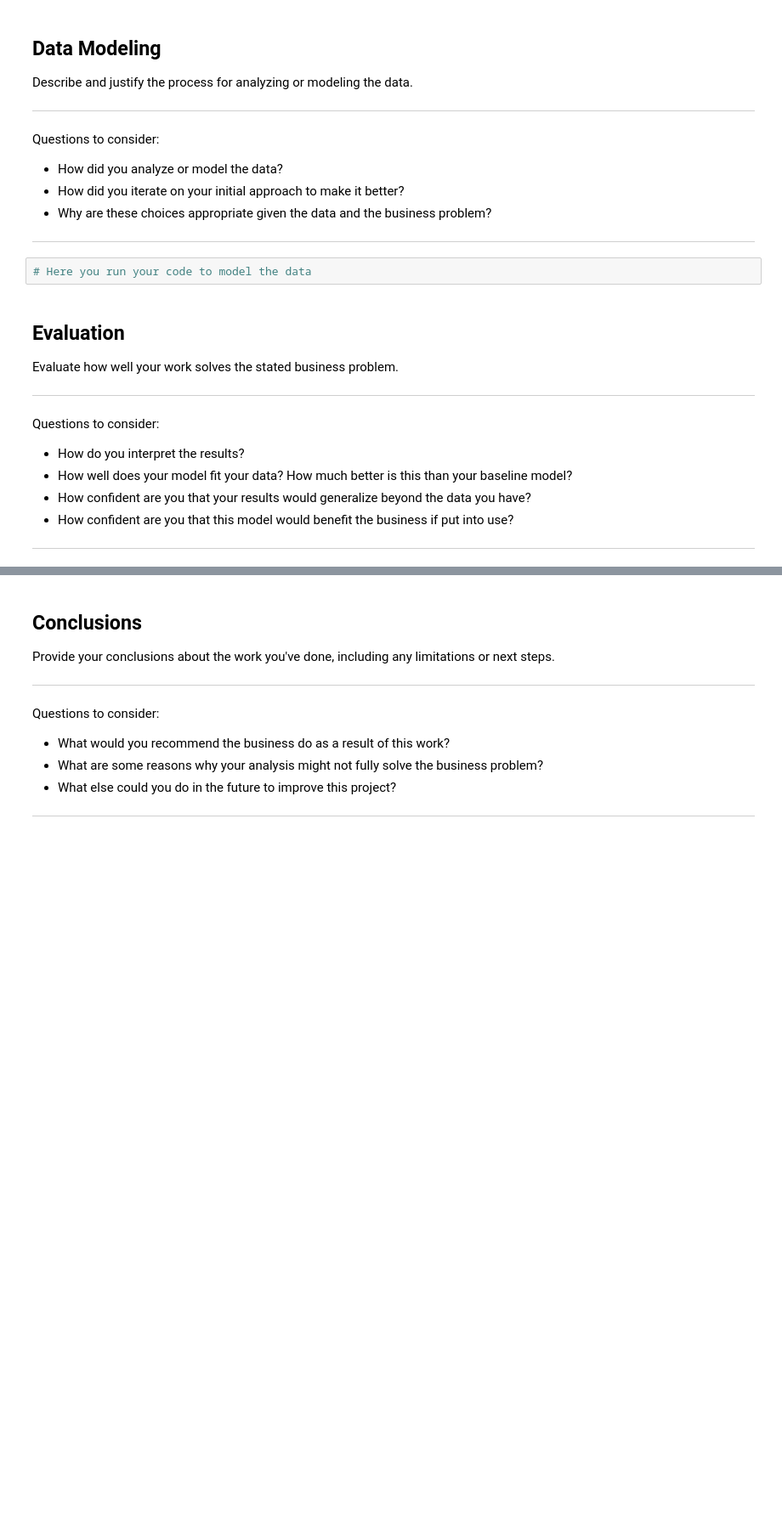
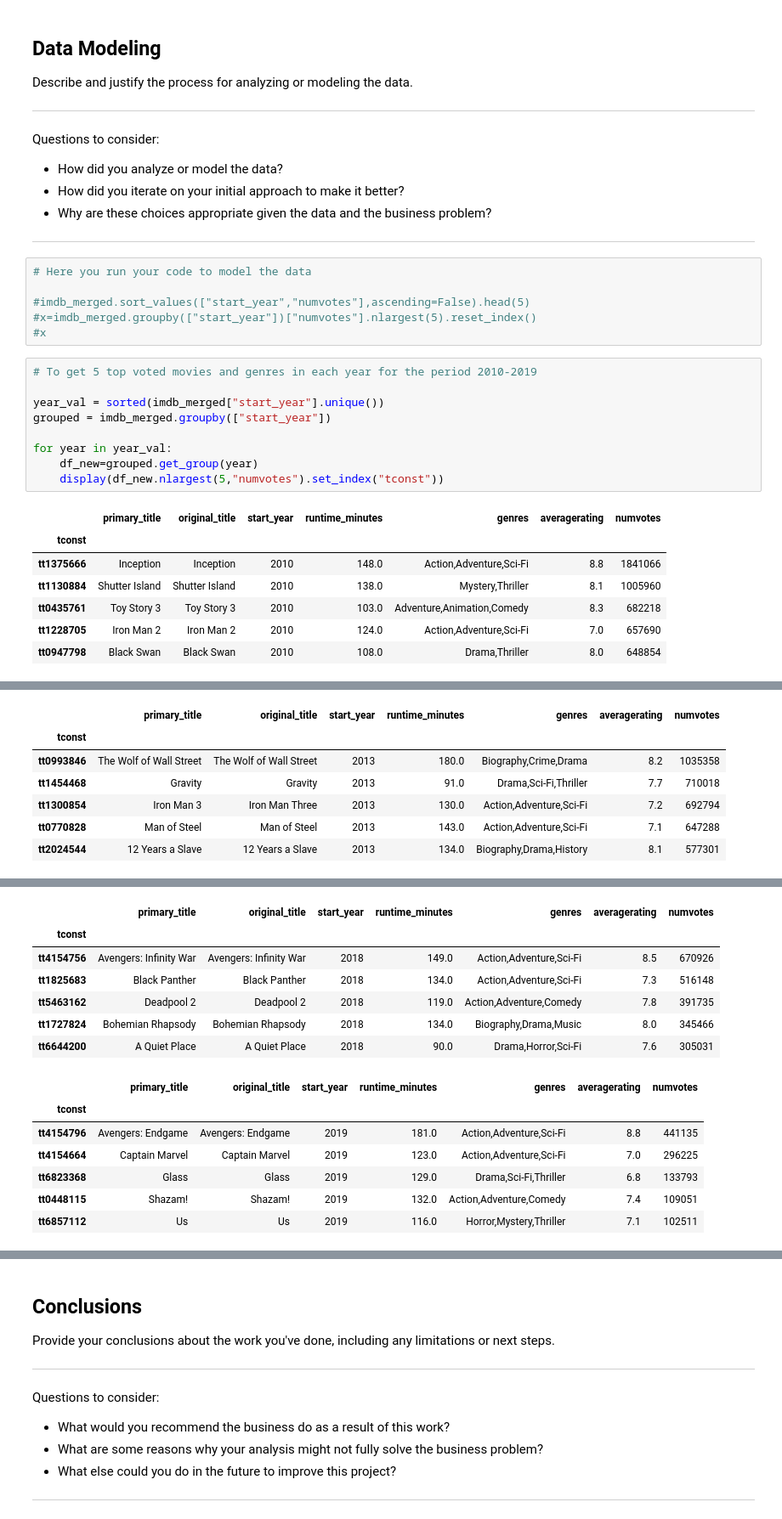
Before and after one commit to AswathiSasikumar/King-County-House-Sales-, a Jupyter notebook: dsc-phase1-project-template.ipynb, the cells around one changed output, grey strips where cells are left out. Shown: that part at 85% size. Saved outputs shown, nothing was run; the diff lists cells and outputs as text; blank space fills up the shorter version.

```diff
--- a/dsc-phase1-project-template.ipynb
+++ b/dsc-phase1-project-template.ipynb
@@ -77,14 +267,24 @@ Questions to consider:
 ***
 # %%
 # Here you run your code to model the data
+
+#imdb_merged.sort_values(["start_year","numvotes"],ascending=False).head(5)
+#x=imdb_merged.groupby(["start_year"])["numvotes"].nlargest(5).reset_index()
+#x
-# %% [markdown]
-## Evaluation
-Evaluate how well your work solves the stated business problem.
-
-***
-Questions to consider:
-* How do you interpret the results?
-* How well does your model fit your data? How much better is this than your baseline model?
-* How confident are you that your results would generalize beyond the data you have?
-* How confident are you that this model would benefit the business if put into use?
-***
+# %%
+# To get 5 top voted movies and genres in each year for the period 2010-2019
+
+year_val = sorted(imdb_merged["start_year"].unique())
+grouped = imdb_merged.groupby(["start_year"])
+
+for year in year_val:
+    df_new=grouped.get_group(year)
+    display(df_new.nlargest(5,"numvotes").set_index("tconst"))
+# %% [output]
+|  | primary_title | original_title | start_year | runtime_minutes | genres | averagerating | numvotes |
+| tconst |  |  |  |  |  |  |  |
+| tt1375666 | Inception | Inception | 2010 | 148.0 | Action,Adventure,Sci-Fi | 8.8 | 1841066 |
+| tt1130884 | Shutter Island | Shutter Island | 2010 | 138.0 | Mystery,Thriller | 8.1 | 1005960 |
+| tt0435761 | Toy Story 3 | Toy Story 3 | 2010 | 103.0 | Adventure,Animation,Comedy | 8.3 | 682218 |
+| tt1228705 | Iron Man 2 | Iron Man 2 | 2010 | 124.0 | Action,Adventure,Sci-Fi | 7.0 | 657690 |
+| tt0947798 | Black Swan | Black Swan | 2010 | 108.0 | Drama,Thriller | 8.0 | 648854 |
@@ -90,0 +305,7 @@ Questions to consider:
+|  | primary_title | original_title | start_year | runtime_minutes | genres | averagerating | numvotes |
+| tconst |  |  |  |  |  |  |  |
+| tt0993846 | The Wolf of Wall Street | The Wolf of Wall Street | 2013 | 180.0 | Biography,Crime,Drama | 8.2 | 1035358 |
+| tt1454468 | Gravity | Gravity | 2013 | 91.0 | Drama,Sci-Fi,Thriller | 7.7 | 710018 |
+| tt1300854 | Iron Man 3 | Iron Man Three | 2013 | 130.0 | Action,Adventure,Sci-Fi | 7.2 | 692794 |
+| tt0770828 | Man of Steel | Man of Steel | 2013 | 143.0 | Action,Adventure,Sci-Fi | 7.1 | 647288 |
+| tt2024544 | 12 Years a Slave | 12 Years a Slave | 2013 | 134.0 | Biography,Drama,History | 8.1 | 577301 |
@@ -90,0 +340,14 @@ Questions to consider:
+|  | primary_title | original_title | start_year | runtime_minutes | genres | averagerating | numvotes |
+| tconst |  |  |  |  |  |  |  |
+| tt4154756 | Avengers: Infinity War | Avengers: Infinity War | 2018 | 149.0 | Action,Adventure,Sci-Fi | 8.5 | 670926 |
+| tt1825683 | Black Panther | Black Panther | 2018 | 134.0 | Action,Adventure,Sci-Fi | 7.3 | 516148 |
+| tt5463162 | Deadpool 2 | Deadpool 2 | 2018 | 119.0 | Action,Adventure,Comedy | 7.8 | 391735 |
+| tt1727824 | Bohemian Rhapsody | Bohemian Rhapsody | 2018 | 134.0 | Biography,Drama,Music | 8.0 | 345466 |
+| tt6644200 | A Quiet Place | A Quiet Place | 2018 | 90.0 | Drama,Horror,Sci-Fi | 7.6 | 305031 |
+|  | primary_title | original_title | start_year | runtime_minutes | genres | averagerating | numvotes |
+| tconst |  |  |  |  |  |  |  |
+| tt4154796 | Avengers: Endgame | Avengers: Endgame | 2019 | 181.0 | Action,Adventure,Sci-Fi | 8.8 | 441135 |
+| tt4154664 | Captain Marvel | Captain Marvel | 2019 | 123.0 | Action,Adventure,Sci-Fi | 7.0 | 296225 |
+| tt6823368 | Glass | Glass | 2019 | 129.0 | Drama,Sci-Fi,Thriller | 6.8 | 133793 |
+| tt0448115 | Shazam! | Shazam! | 2019 | 132.0 | Action,Adventure,Comedy | 7.4 | 109051 |
+| tt6857112 | Us | Us | 2019 | 116.0 | Horror,Mystery,Thriller | 7.1 | 102511 |
```
Also changed, not shown: parts of 30 cells of this notebook, 1 other file.
